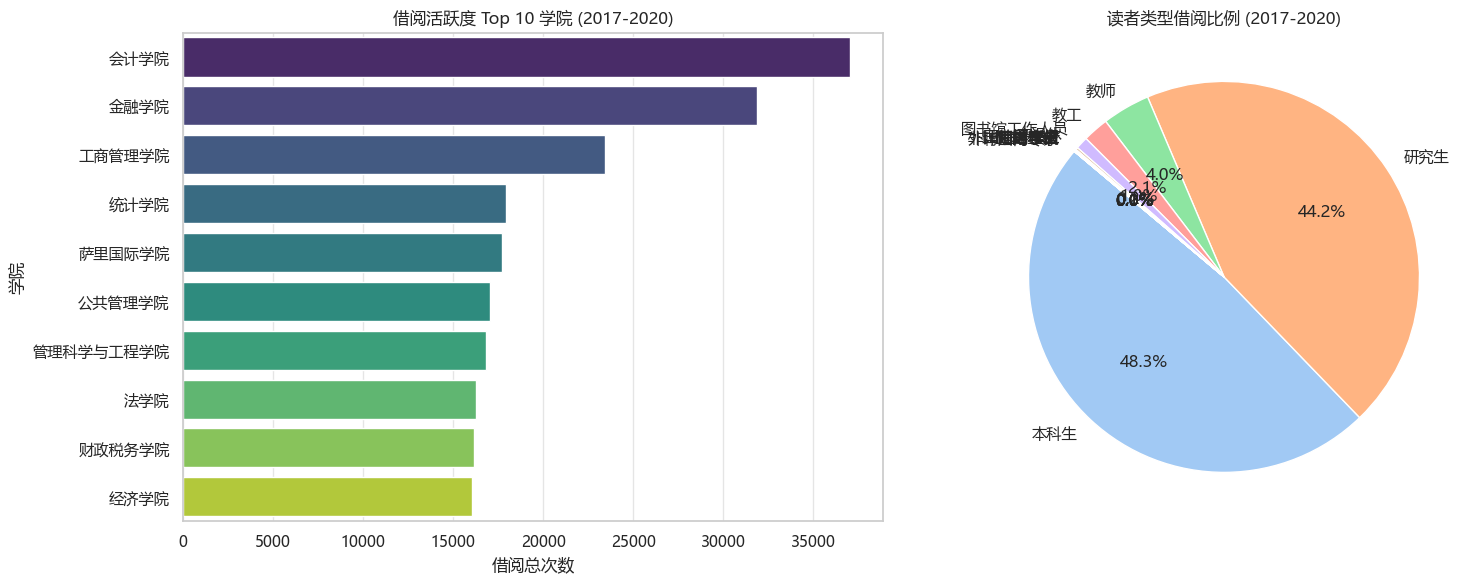
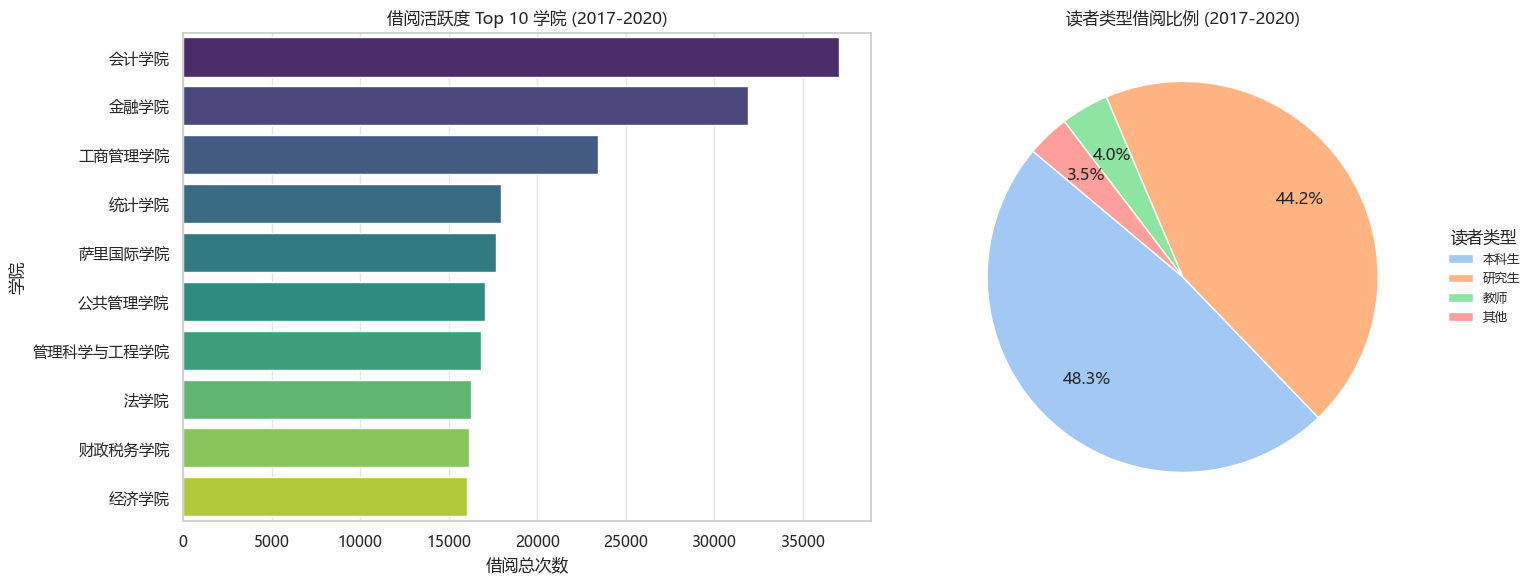
The notebook cell's code change between the first figure and the second:
--- before
+++ after
@@ -9,6 +9,28 @@
 
 reader_counts = df['REDR_TYPE_NAME'].fillna('Unknown').value_counts()
-axes[1].pie(reader_counts.values, labels=reader_counts.index, autopct='%1.1f%%',
-            colors=sns.color_palette('pastel'), startangle=140)
+# 合并低占比类别，避免文字过密
+ratio = reader_counts / reader_counts.sum()
+major = reader_counts[ratio >= 0.03]
+minor_sum = reader_counts[ratio < 0.03].sum()
+if minor_sum > 0:
+    major.loc['其他'] = minor_sum
+
+wedges, _, _ = axes[1].pie(
+    major.values,
+    labels=None,
+    autopct='%1.1f%%',
+    pctdistance=0.72,
+    colors=sns.color_palette('pastel', n_colors=len(major)),
+    startangle=140
+)
+axes[1].legend(
+    wedges,
+    major.index,
+    title='读者类型',
+    loc='center left',
+    bbox_to_anchor=(1.02, 0.5),
+    frameon=False,
+    fontsize=9
+)
 axes[1].set_title('读者类型借阅比例 (2017-2020)')
 

Commit: feat: add EDA visualization notebook and exported plots for library data analysis